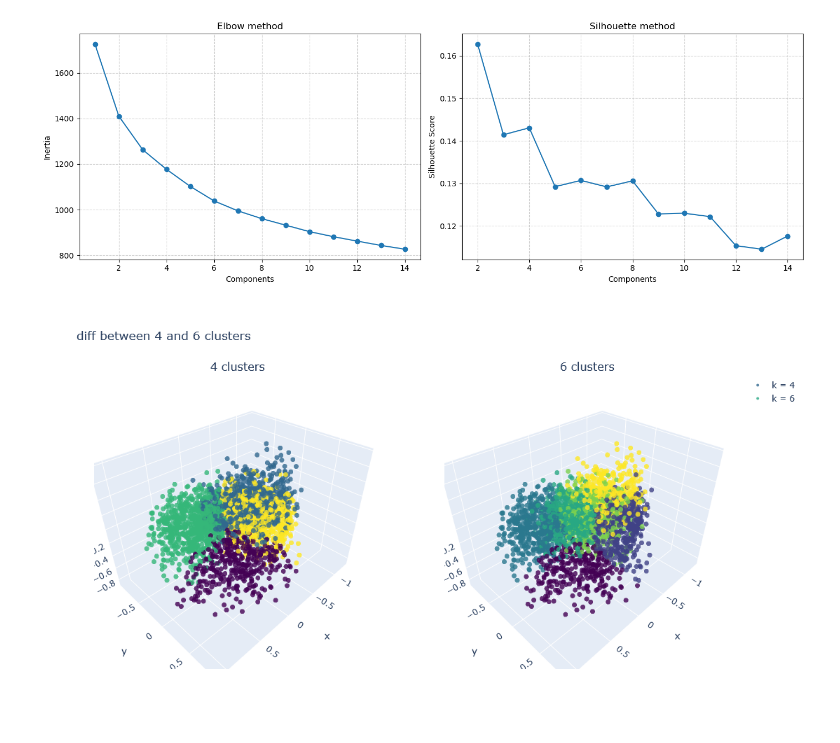
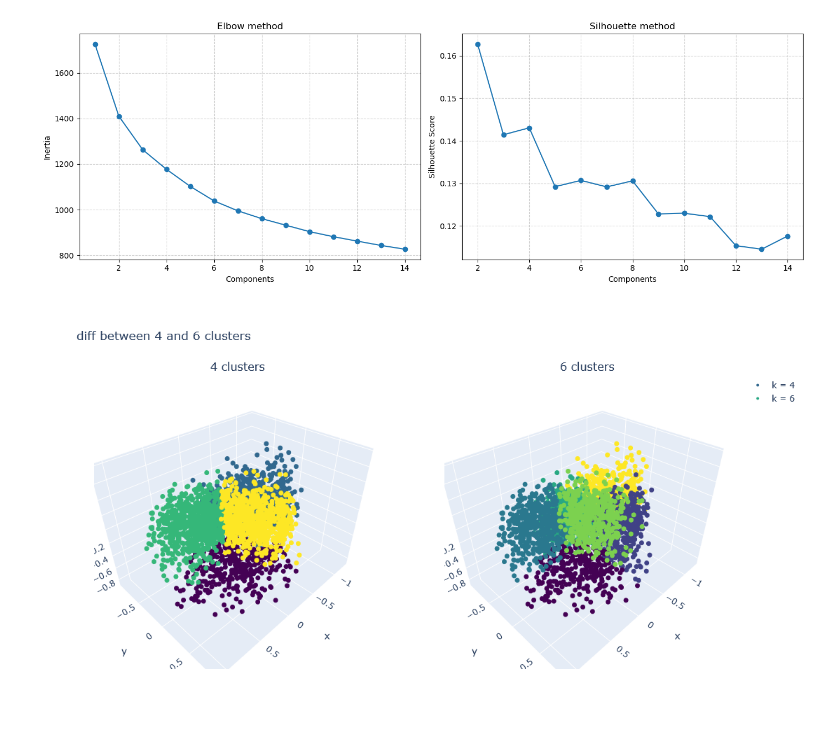
Before and after one commit to aquapuziq/BSU_DA-DS_labs, a Jupyter notebook: cluster_analysis/cluster_analysis.ipynb, the cells around one changed output. Drawn from its saved outputs; the diff is of its cells as text; code cells hidden in the pictures.

```diff
--- a/cluster_analysis/cluster_analysis.ipynb
+++ b/cluster_analysis/cluster_analysis.ipynb
@@ -108,13 +108,13 @@ labels_6 = kmeans_6.fit_predict(axes)
 # %%
 fig = make_subplots(rows = 1, cols = 2, specs = [[{'type': 'scene'}, {'type': 'scene'}]], subplot_titles = ('4 clusters', '6 clusters'))
 
 fig.add_trace(go.Scatter3d(x = axes[:, 0], y = axes[:, 1], z = axes[:, 2], mode = 'markers',
-                           marker = dict(size = 4, color = labels_4, colorscale = 'Viridis', opacity = 0.8), name = 'k = 4'), row = 1, col = 1)
+                           marker = dict(size = 4, color = labels_4, colorscale = 'Viridis', opacity = 1), name = 'k = 4'), row = 1, col = 1)
 
 fig.add_trace(go.Scatter3d(x = axes[:, 0], y = axes[:, 1], z = axes[:, 2], mode = 'markers',
-                           marker = dict(size = 4, color = labels_6, colorscale = 'Viridis', opacity = 0.8), name = 'k = 6'), row = 1, col = 2)
+                           marker = dict(size = 4, color = labels_6, colorscale = 'Viridis', opacity = 1), name = 'k = 6'), row = 1, col = 2)
 
 fig.update_layout(height = 600, width = 1200, title_text = 'diff between 4 and 6 clusters')
 fig.show()
 # %% [output]
-[figure, old version]
+[figure, new version]
```
Also changed, not shown: parts of 3 cells of this notebook.
